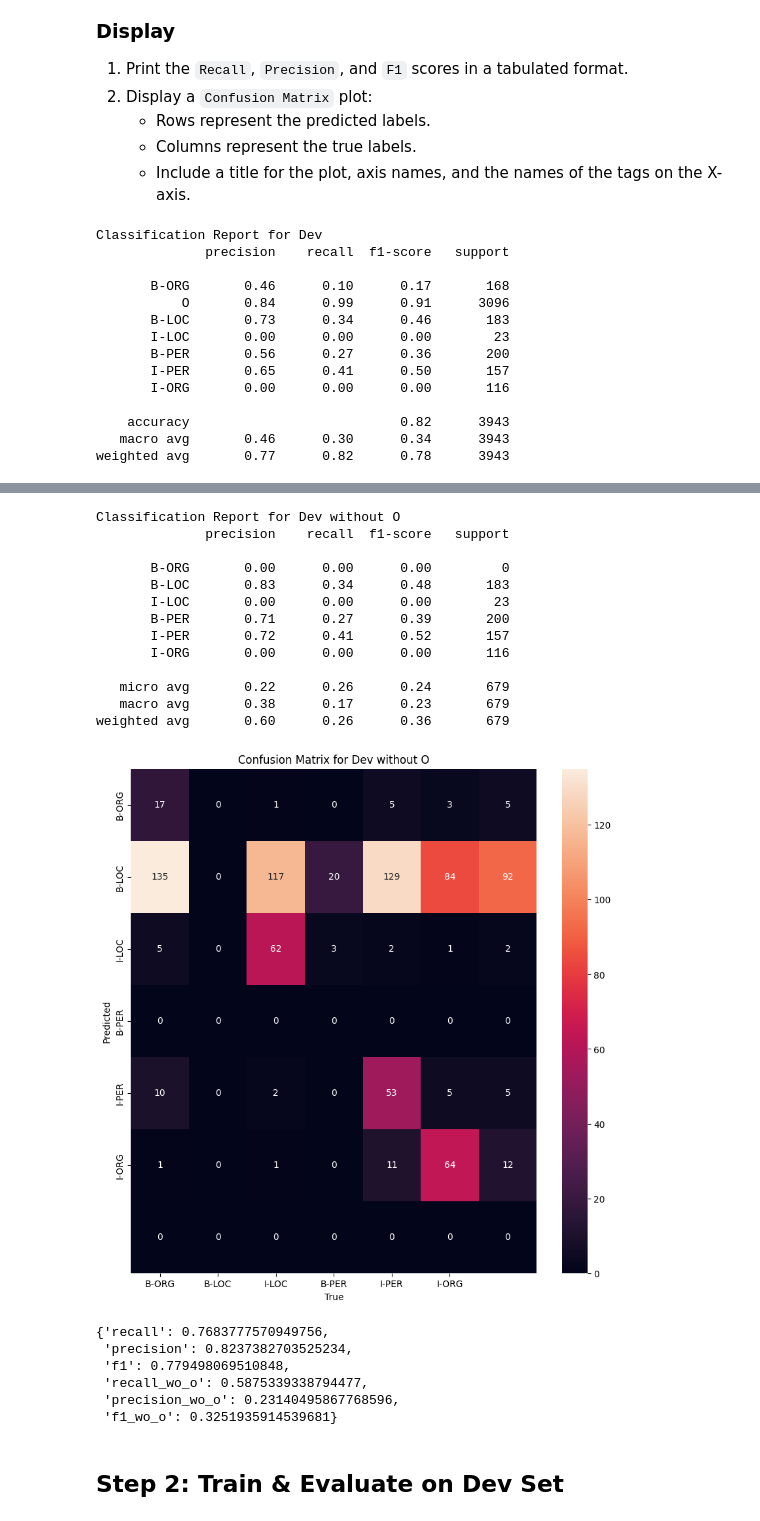
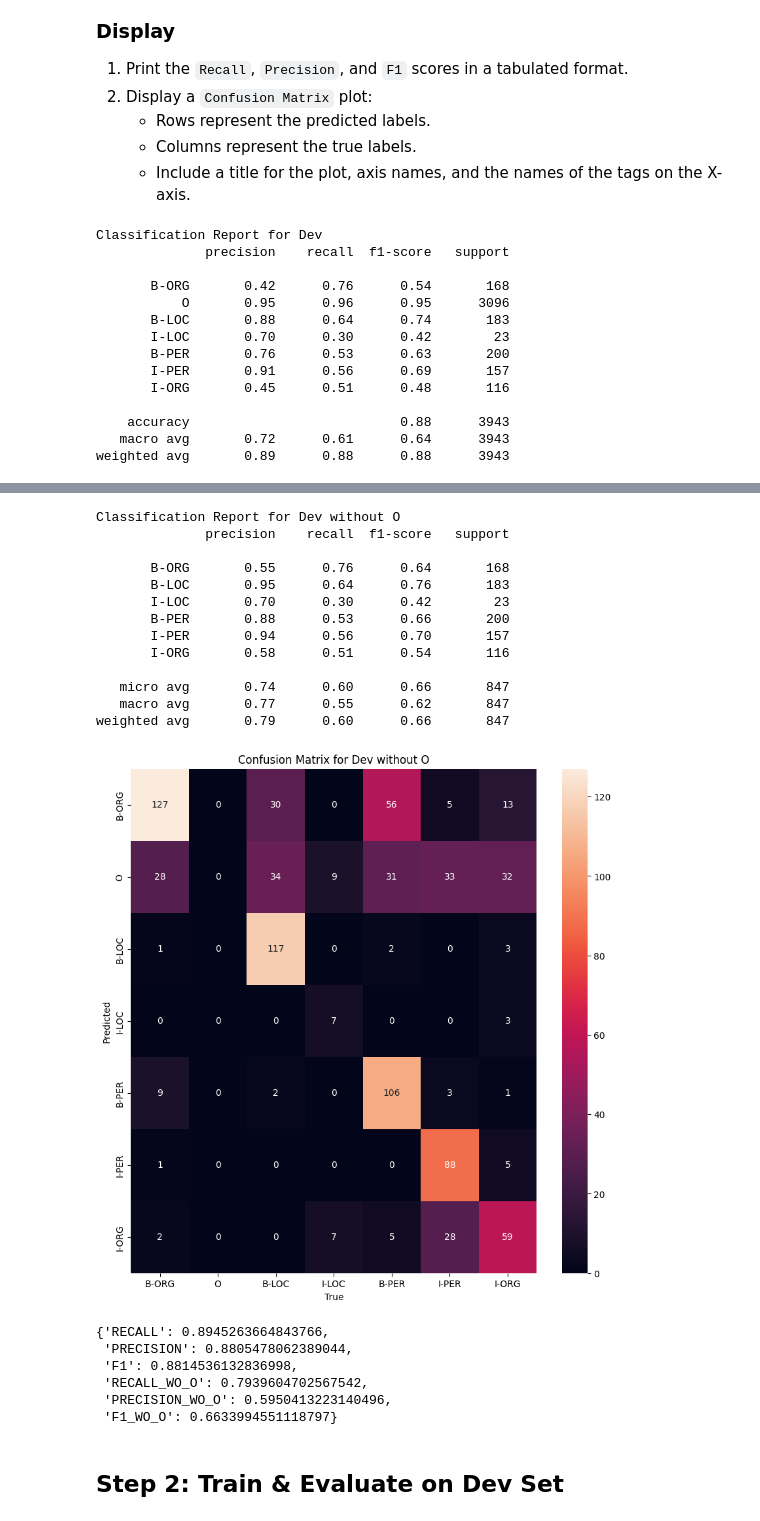
Before and after one commit to NLP-Reichman/assignment-3-ben-fouad, a Jupyter notebook: Assignment_3_NER_Ben_Fouad.ipynb, the cells around one changed output, grey strips where cells are left out. Cells and saved outputs as stored; diff of their text form; code cells hidden in the pictures.

Commit message:
updated results and notebook"

```diff
--- a/Assignment_3_NER_Ben_Fouad.ipynb
+++ b/Assignment_3_NER_Ben_Fouad.ipynb
@@ -635,24 +635,24 @@ def evaluate(model: NERNet, title: str, dataloader: DataLoader, vocab: Vocab):
     # mask away O tags that appear in the true labels
     y_true_wo_o, y_pred_wo_o = zip(*[(t, p) for t, p in zip(y_true, y_pred) if vocab.id2tag[t] != 'O'])
     print(f"Classification Report for {title} without O")
-    print(classification_report(y_true_wo_o, y_pred_wo_o, labels=range(1, len(vocab.id2tag)), target_names=[t for t in vocab.id2tag.values() if t != 'O']))
+    print(classification_report(y_true_wo_o, y_pred_wo_o, labels=[i for i in range(len(vocab.id2tag)) if vocab.id2tag[i] != 'O'], target_names=[tag for tag in vocab.id2tag.values() if tag != 'O']))
     recall_wo_o, precision_wo_o, f1_wo_o, _ = precision_recall_fscore_support(y_true_wo_o, y_pred_wo_o, average='weighted')
 
     # Confusion Matrix without O
     cm = confusion_matrix(y_true_wo_o, y_pred_wo_o)
     plt.figure(figsize=(10, 10))
-    sns.heatmap(cm.T, annot=True, fmt='d', xticklabels=[t for t in vocab.id2tag.values() if t != 'O'], yticklabels=[t for t in vocab.id2tag.values() if t != 'O'])
+    sns.heatmap(cm.T, annot=True, fmt='d', xticklabels=vocab.id2tag.values(), yticklabels=vocab.id2tag.values())
     plt.title(f"Confusion Matrix for {title} without O")
     plt.xlabel("True")
     plt.ylabel("Predicted")
     plt.show()
 
-    results['recall'] = recall
-    results['precision'] = precision
-    results['f1'] = f1
-    results['recall_wo_o'] = recall_wo_o
-    results['precision_wo_o'] = precision_wo_o
-    results['f1_wo_o'] = f1_wo_o
+    results['RECALL'] = recall
+    results['PRECISION'] = precision
+    results['F1'] = f1
+    results['RECALL_WO_O'] = recall_wo_o
+    results['PRECISION_WO_O'] = precision_wo_o
+    results['F1_WO_O'] = f1_wo_o
 
     return results
 
@@ -661,14 +661,14 @@ evaluate(model, "Dev", dl_dev, vocab)
 Classification Report for Dev
               precision    recall  f1-score   support
 
-       B-ORG       0.46      0.10      0.17       168
-           O       0.84      0.99      0.91      3096
-       B-LOC       0.73      0.34      0.46       183
-       I-LOC       0.00      0.00      0.00        23
-       B-PER       0.56      0.27      0.36       200
-       I-PER       0.65      0.41      0.50       157
-       I-ORG       0.00      0.00      0.00       116
+       B-ORG       0.42      0.76      0.54       168
+           O       0.95      0.96      0.95      3096
+       B-LOC       0.88      0.64      0.74       183
+       I-LOC       0.70      0.30      0.42        23
+       B-PER       0.76      0.53      0.63       200
+       I-PER       0.91      0.56      0.69       157
+       I-ORG       0.45      0.51      0.48       116
 
-    accuracy                           0.82      3943
-   macro avg       0.46      0.30      0.34      3943
-weighted avg       0.77      0.82      0.78      3943
+    accuracy                           0.88      3943
+   macro avg       0.72      0.61      0.64      3943
+weighted avg       0.89      0.88      0.88      3943
@@ -676,23 +676,23 @@ weighted avg       0.77      0.82      0.78      3943
 Classification Report for Dev without O
               precision    recall  f1-score   support
 
-       B-ORG       0.00      0.00      0.00         0
-       B-LOC       0.83      0.34      0.48       183
-       I-LOC       0.00      0.00      0.00        23
-       B-PER       0.71      0.27      0.39       200
-       I-PER       0.72      0.41      0.52       157
-       I-ORG       0.00      0.00      0.00       116
+       B-ORG       0.55      0.76      0.64       168
+       B-LOC       0.95      0.64      0.76       183
+       I-LOC       0.70      0.30      0.42        23
+       B-PER       0.88      0.53      0.66       200
+       I-PER       0.94      0.56      0.70       157
+       I-ORG       0.58      0.51      0.54       116
 
-   micro avg       0.22      0.26      0.24       679
-   macro avg       0.38      0.17      0.23       679
-weighted avg       0.60      0.26      0.36       679
+   micro avg       0.74      0.60      0.66       847
+   macro avg       0.77      0.55      0.62       847
+weighted avg       0.79      0.60      0.66       847
-[figure, old version]
+[figure, new version]
-{'recall': 0.7683777570949756,
- 'precision': 0.8237382703525234,
- 'f1': 0.779498069510848,
- 'recall_wo_o': 0.5875339338794477,
- 'precision_wo_o': 0.23140495867768596,
- 'f1_wo_o': 0.3251935914539681}
+{'RECALL': 0.8945263664843766,
+ 'PRECISION': 0.8805478062389044,
+ 'F1': 0.8814536132836998,
+ 'RECALL_WO_O': 0.7939604702567542,
+ 'PRECISION_WO_O': 0.5950413223140496,
+ 'F1_WO_O': 0.6633994551118797}
 # %% [markdown]
 ## Step 2: Train & Evaluate on Dev Set
 # %% [markdown]
```
Also changed, not shown: parts of 8 cells of this notebook, 1 other file.
